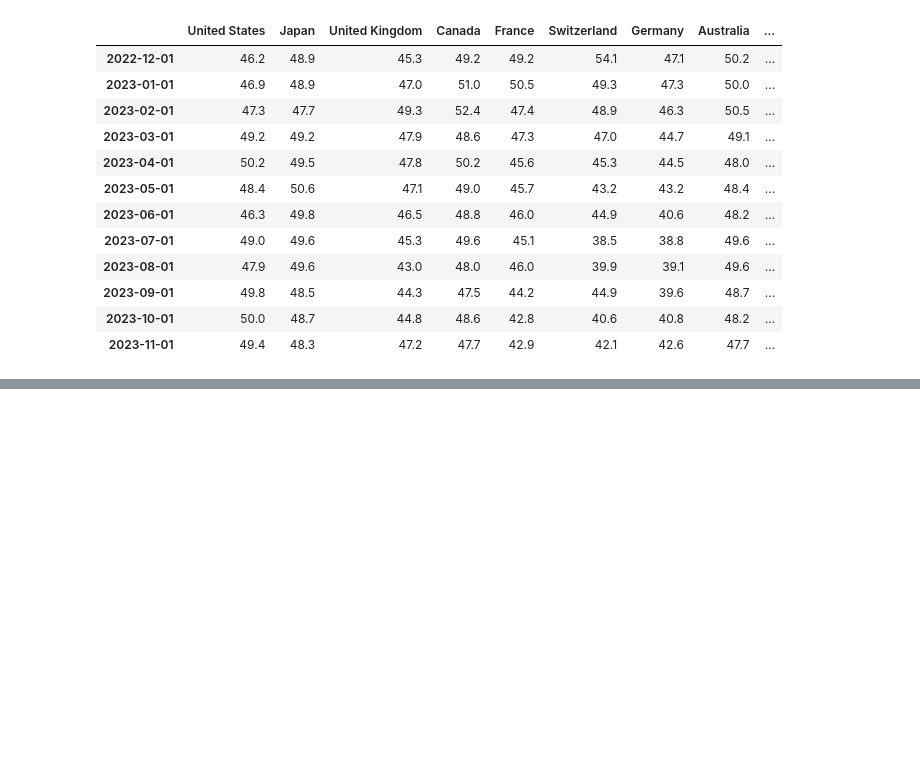
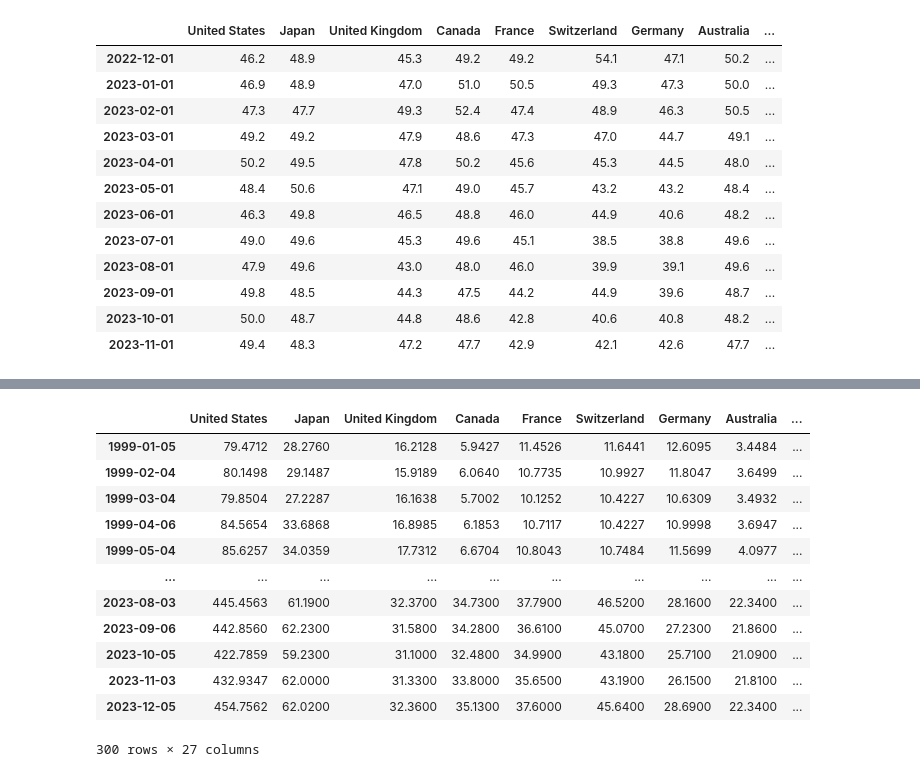
Before and after one commit to lharazin/TFM, a Jupyter notebook: Algorithm/data/prepare_indicators.ipynb, the cells around one changed output, grey strips where cells are left out. Drawn from its saved outputs; the diff is of its cells as text; code cells hidden in the pictures; blank space fills up the shorter version.

```diff
--- a/Algorithm/data/prepare_indicators.ipynb
+++ b/Algorithm/data/prepare_indicators.ipynb
@@ -737,0 +793,2 @@ data_provider.get_latest_data(indicator, df, date, periods=12)
+# %%
+df_countries, benchmark = data_provider.get_etf_data()
@@ -737,0 +857,3 @@ data_provider.get_latest_data(indicator, df, date, periods=12)
+# %%
+days_to_recalculate = data_provider.get_days_to_recalculate()
+days_to_recalculate
@@ -737,0 +873,16 @@ data_provider.get_latest_data(indicator, df, date, periods=12)
+# %%
+df_countries.loc[days_to_recalculate]
+# %% [output]
+|  | United States | Japan | United Kingdom | Canada | France | Switzerland | Germany | Australia | ... |
+| 1999-01-05 | 79.4712 | 28.2760 | 16.2128 | 5.9427 | 11.4526 | 11.6441 | 12.6095 | 3.4484 | ... |
+| 1999-02-04 | 80.1498 | 29.1487 | 15.9189 | 6.0640 | 10.7735 | 10.9927 | 11.8047 | 3.6499 | ... |
+| 1999-03-04 | 79.8504 | 27.2287 | 16.1638 | 5.7002 | 10.1252 | 10.4227 | 10.6309 | 3.4932 | ... |
+| 1999-04-06 | 84.5654 | 33.6868 | 16.8985 | 6.1853 | 10.7117 | 10.4227 | 10.9998 | 3.6947 | ... |
+| 1999-05-04 | 85.6257 | 34.0359 | 17.7312 | 6.6704 | 10.8043 | 10.7484 | 11.5699 | 4.0977 | ... |
+| ... | ... | ... | ... | ... | ... | ... | ... | ... | ... |
+| 2023-08-03 | 445.4563 | 61.1900 | 32.3700 | 34.7300 | 37.7900 | 46.5200 | 28.1600 | 22.3400 | ... |
+| 2023-09-06 | 442.8560 | 62.2300 | 31.5800 | 34.2800 | 36.6100 | 45.0700 | 27.2300 | 21.8600 | ... |
+| 2023-10-05 | 422.7859 | 59.2300 | 31.1000 | 32.4800 | 34.9900 | 43.1800 | 25.7100 | 21.0900 | ... |
+| 2023-11-03 | 432.9347 | 62.0000 | 31.3300 | 33.8000 | 35.6500 | 43.1900 | 26.1500 | 21.8100 | ... |
+| 2023-12-05 | 454.7562 | 62.0200 | 32.3600 | 35.1300 | 37.6000 | 45.6400 | 28.6900 | 22.3400 | ... |
+300 rows × 27 columns
```
Also changed, not shown: parts of 21 cells of this notebook, 3 other files.
